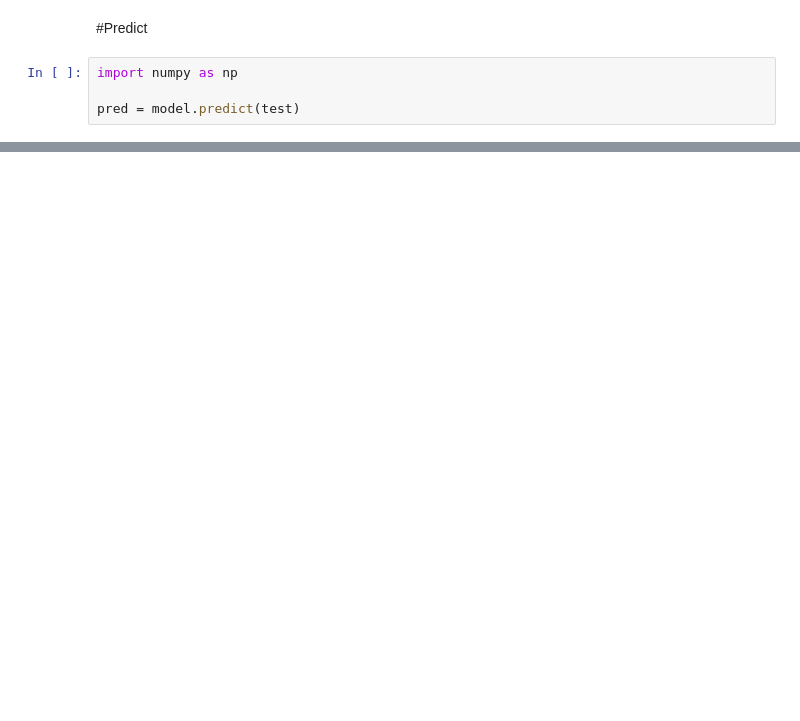
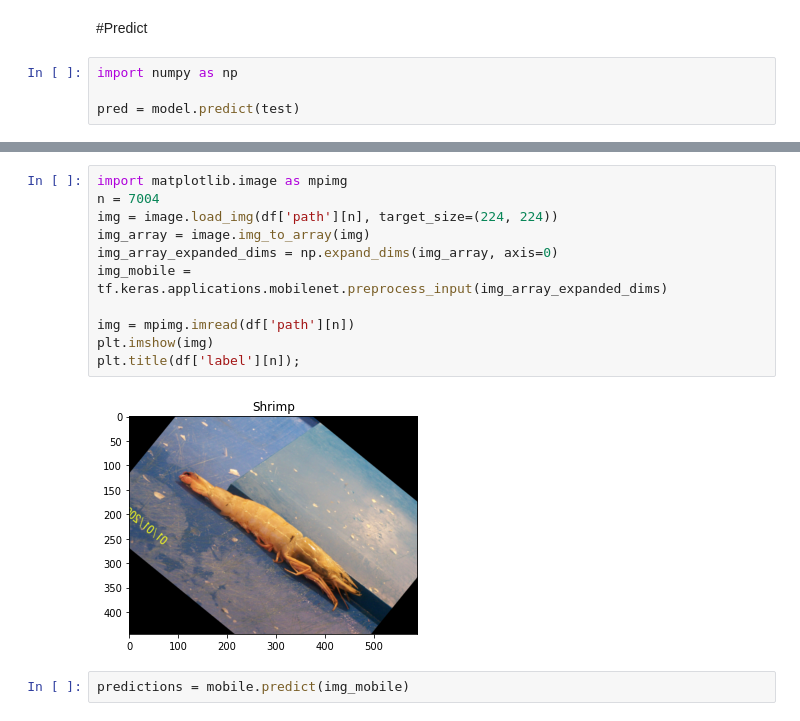
Before and after one commit to anioki/ML_training_projects, a Jupyter notebook: fish/fish.ipynb, the cells around one changed output, grey strips where cells are left out. Drawn from its saved outputs; the diff is of its cells as text; blank space fills up the shorter version.

```diff
--- a/fish/fish.ipynb
+++ b/fish/fish.ipynb
@@ -259,0 +308,15 @@ Striped Red Mullet       0.98      0.96      0.97       300
+# %%
+import matplotlib.image as mpimg
+n = 7004
+img = image.load_img(df['path'][n], target_size=(224, 224))
+img_array = image.img_to_array(img)
+img_array_expanded_dims = np.expand_dims(img_array, axis=0)
+img_mobile = tf.keras.applications.mobilenet.preprocess_input(img_array_expanded_dims)
+
+img = mpimg.imread(df['path'][n])
+plt.imshow(img)
+plt.title(df['label'][n]);
+# %% [output]
+[figure, added]
+# %%
+predictions = mobile.predict(img_mobile)
```
Also changed, not shown: parts of 12 cells of this notebook.
